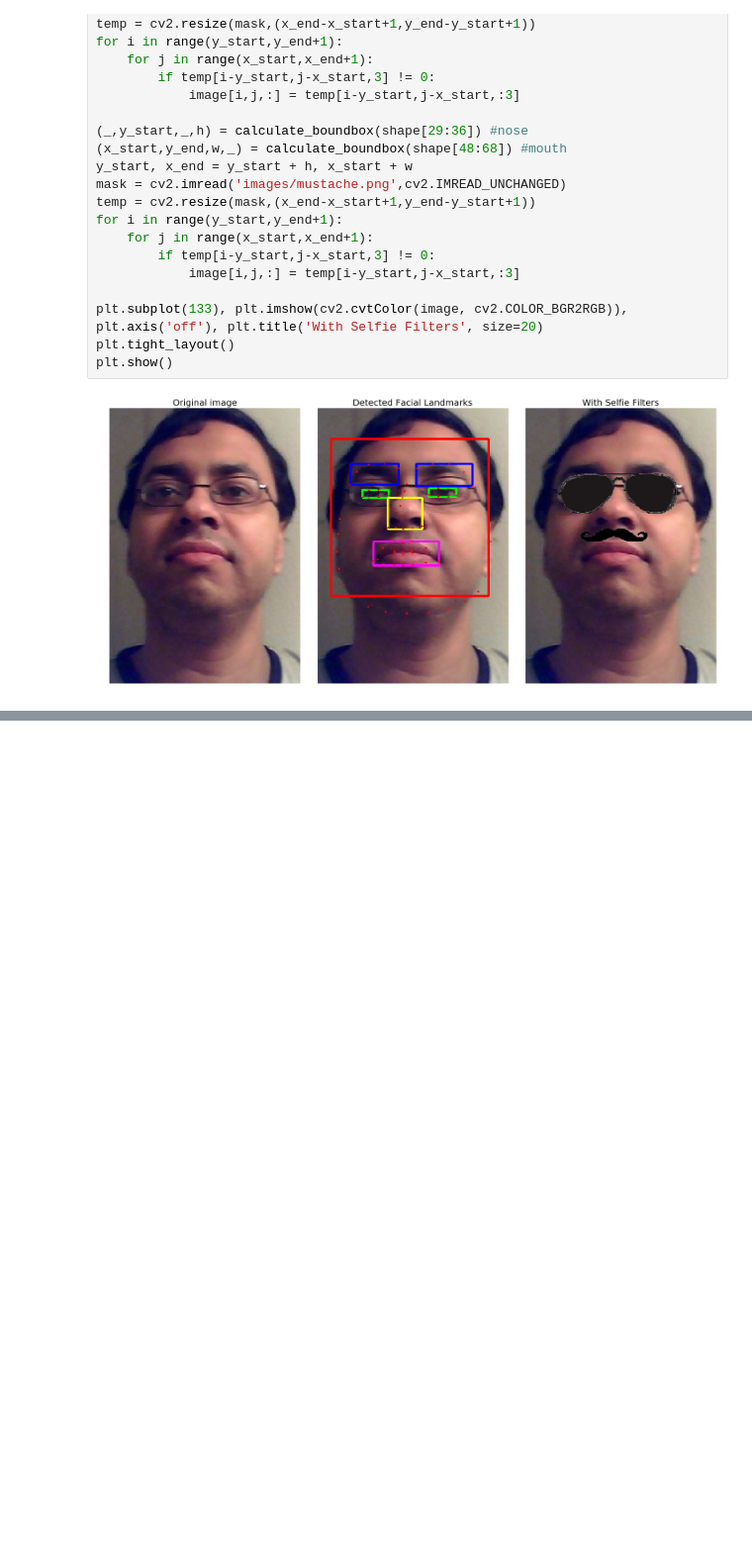
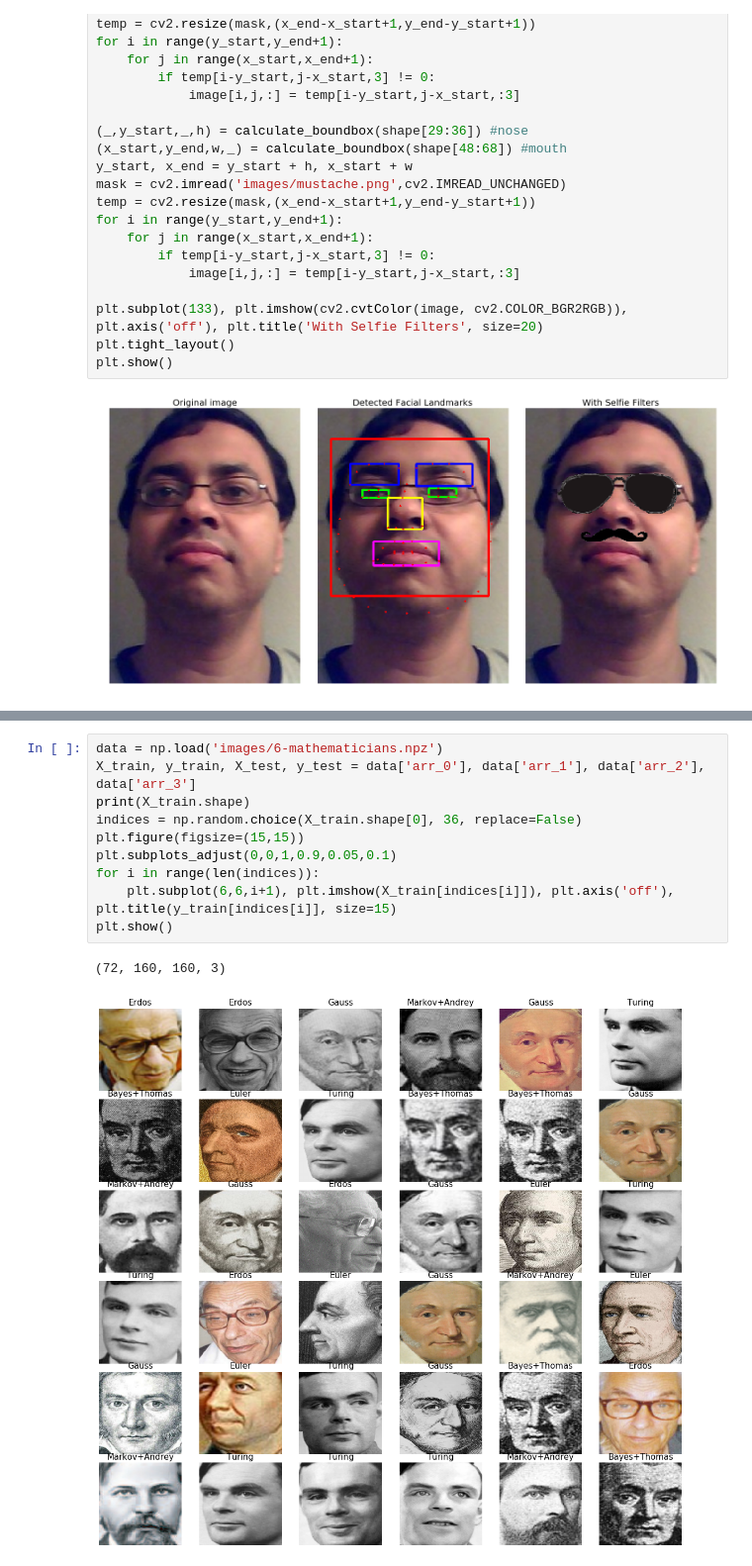
Before and after one commit to PacktPublishing/Python-Image-Processing-Cookbook, a Jupyter notebook: Chapter 09/Chapter09.ipynb, the cells around one changed output, grey strips where cells are left out. Shown at 99% size. Drawn from its saved outputs; the diff is of its cells as text; blank space fills up the shorter version.

```diff
--- a/Chapter 09/Chapter09.ipynb
+++ b/Chapter 09/Chapter09.ipynb
@@ -99,0 +239,13 @@ plt.show()
+# %%
+data = np.load('images/6-mathematicians.npz')
+X_train, y_train, X_test, y_test = data['arr_0'], data['arr_1'], data['arr_2'], data['arr_3']
+print(X_train.shape)
+indices = np.random.choice(X_train.shape[0], 36, replace=False)
+plt.figure(figsize=(15,15))
+plt.subplots_adjust(0,0,1,0.9,0.05,0.1)
+for i in range(len(indices)):
+    plt.subplot(6,6,i+1), plt.imshow(X_train[indices[i]]), plt.axis('off'), plt.title(y_train[indices[i]], size=15)
+plt.show()
+# %% [output]
+(72, 160, 160, 3)
+[figure, added]
```
Also changed, not shown: parts of 9 cells of this notebook, 32 other files.
